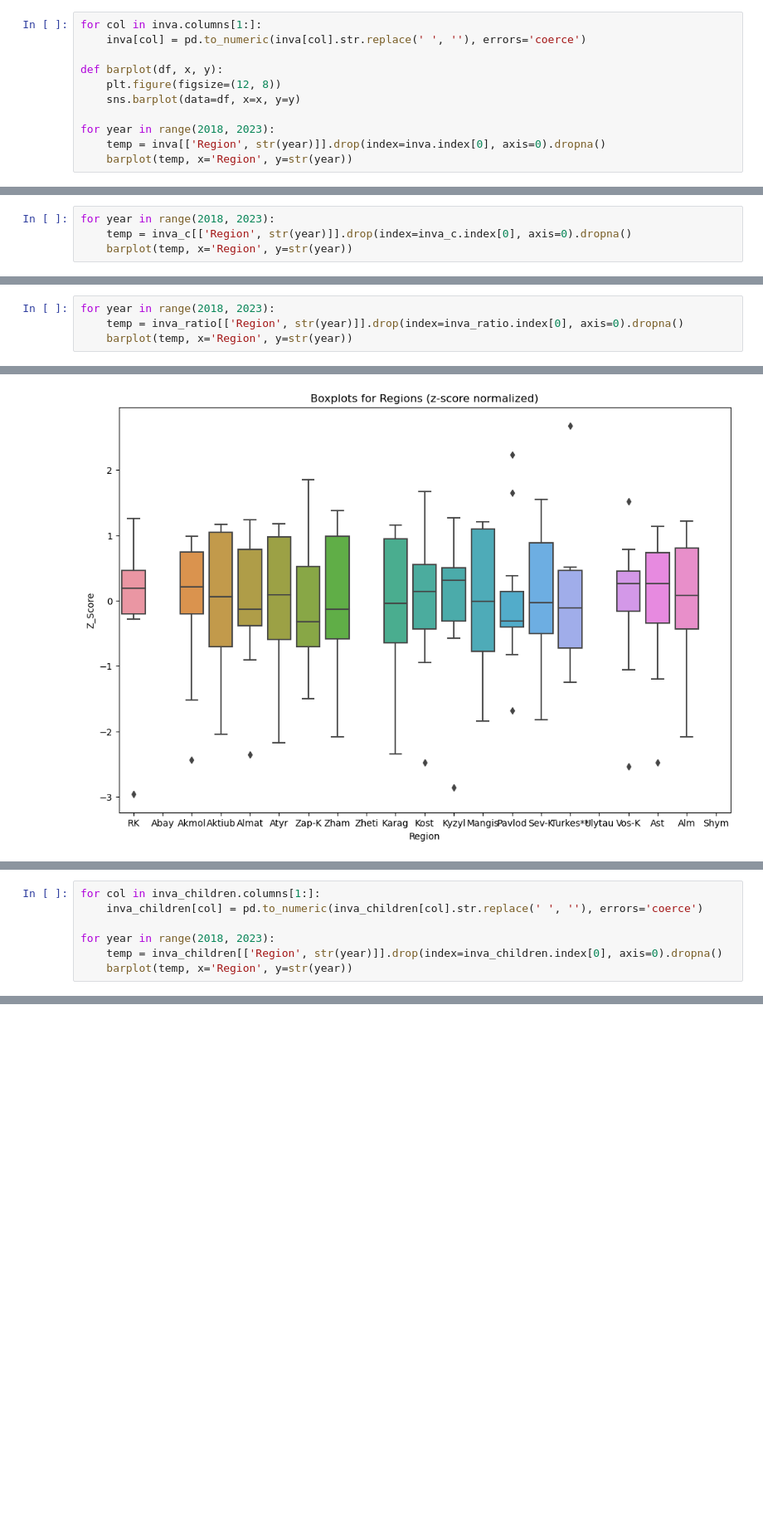
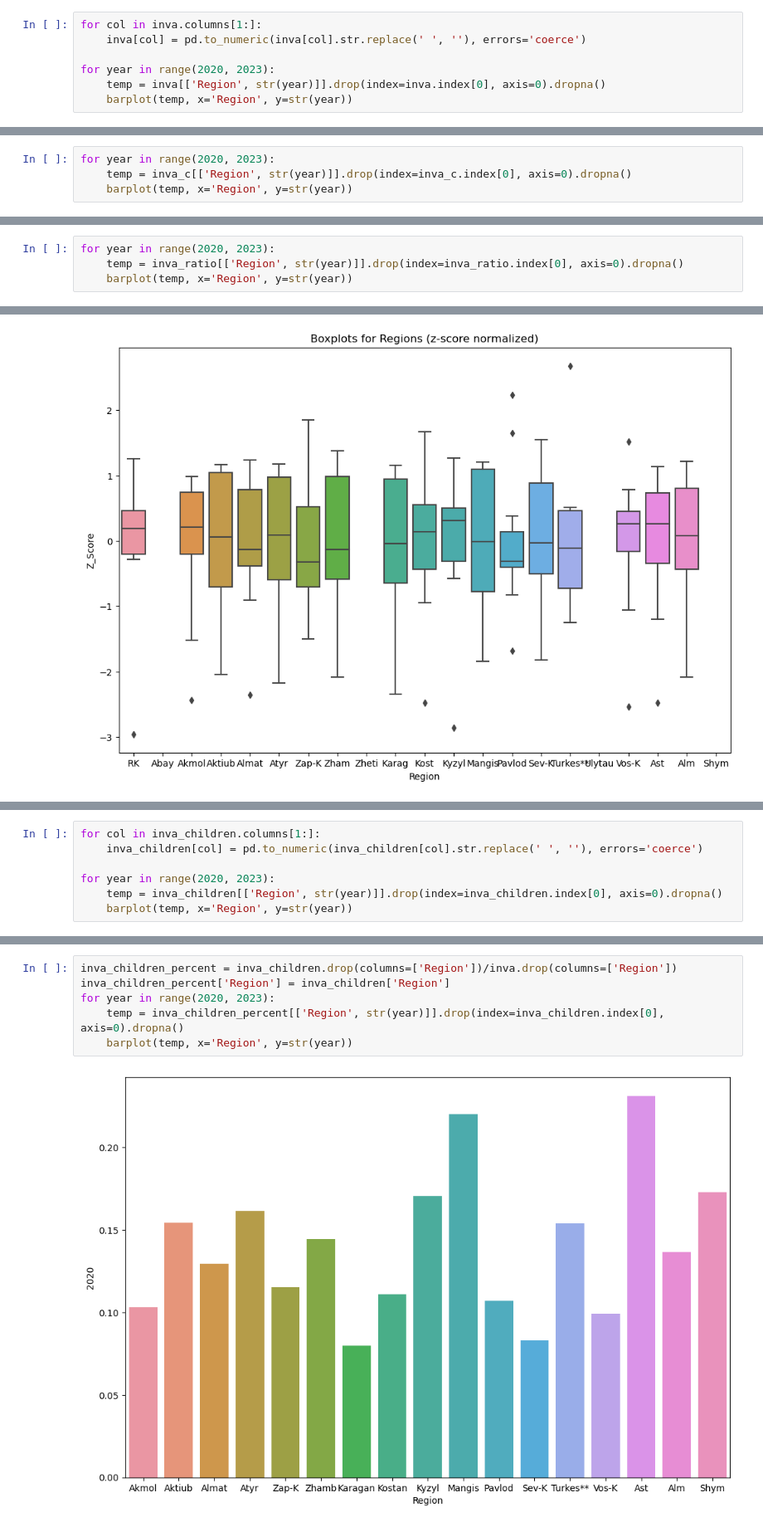
Before and after one commit to Cupcakeiris/investigate, a Jupyter notebook: inva.ipynb, the cells around one changed output, grey strips where cells are left out. Shown at 83% size. Saved outputs shown, nothing was run; the diff lists cells and outputs as text; blank space fills up the shorter version.

```diff
--- a/inva.ipynb
+++ b/inva.ipynb
@@ -41,11 +67,7 @@ inva
 for col in inva.columns[1:]:
     inva[col] = pd.to_numeric(inva[col].str.replace(' ', ''), errors='coerce')
 
-def barplot(df, x, y):
-    plt.figure(figsize=(12, 8))
-    sns.barplot(data=df, x=x, y=y)
-
-for year in range(2018, 2023):
+for year in range(2020, 2023):
     temp = inva[['Region', str(year)]].drop(index=inva.index[0], axis=0).dropna()
     barplot(temp, x='Region', y=str(year))
 # %% [output]
@@ -96,7 +106,7 @@ inva_c
 | 6 | Astana | 14605.0 | 17313.0 | 18666.0 | 19481.0 | 20265.0 | 21946.0 | 24148.0 | 25719.0 | 27518.0 | 28607.0 | ... |
 | 7 | Shymkent | 0.0 | 0.0 | 0.0 | 0.0 | 0.0 | 0.0 | 0.0 | 35498.0 | 36634.0 | 36686.0 | ... |
 # %%
-for year in range(2018, 2023):
+for year in range(2020, 2023):
     temp = inva_c[['Region', str(year)]].drop(index=inva_c.index[0], axis=0).dropna()
     barplot(temp, x='Region', y=str(year))
 # %% [output]
@@ -147,7 +152,7 @@ inva_ratio.describe()
 | 75% | 0.036263 | 0.038936 | 0.039662 | 0.039663 | 0.038411 | 0.038469 | 0.039141 | 0.039872 | 0.040841 | 0.040421 | 0.040203 | ... |
 | max | 0.046466 | 0.049877 | 0.050719 | 0.049913 | 0.049913 | 0.049498 | 0.061873 | 0.048816 | 0.049156 | 0.048940 | 0.049272 | ... |
 # %%
-for year in range(2018, 2023):
+for year in range(2020, 2023):
     temp = inva_ratio[['Region', str(year)]].drop(index=inva_ratio.index[0], axis=0).dropna()
     barplot(temp, x='Region', y=str(year))
 # %% [output]
@@ -177,7 +180,7 @@ boxplot(inva_ratio)
 for col in inva_children.columns[1:]:
     inva_children[col] = pd.to_numeric(inva_children[col].str.replace(' ', ''), errors='coerce')
 
-for year in range(2018, 2023):
+for year in range(2020, 2023):
     temp = inva_children[['Region', str(year)]].drop(index=inva_children.index[0], axis=0).dropna()
     barplot(temp, x='Region', y=str(year))
 # %% [output]
@@ -217,0 +231,8 @@ inva_children_ratio
+# %%
+inva_children_percent = inva_children.drop(columns=['Region'])/inva.drop(columns=['Region'])
+inva_children_percent['Region'] = inva_children['Region']
+for year in range(2020, 2023):
+    temp = inva_children_percent[['Region', str(year)]].drop(index=inva_children.index[0], axis=0).dropna()
+    barplot(temp, x='Region', y=str(year))
+# %% [output]
+[figure, added]
```
Also changed, not shown: parts of 40 cells of this notebook, 6 other files.
